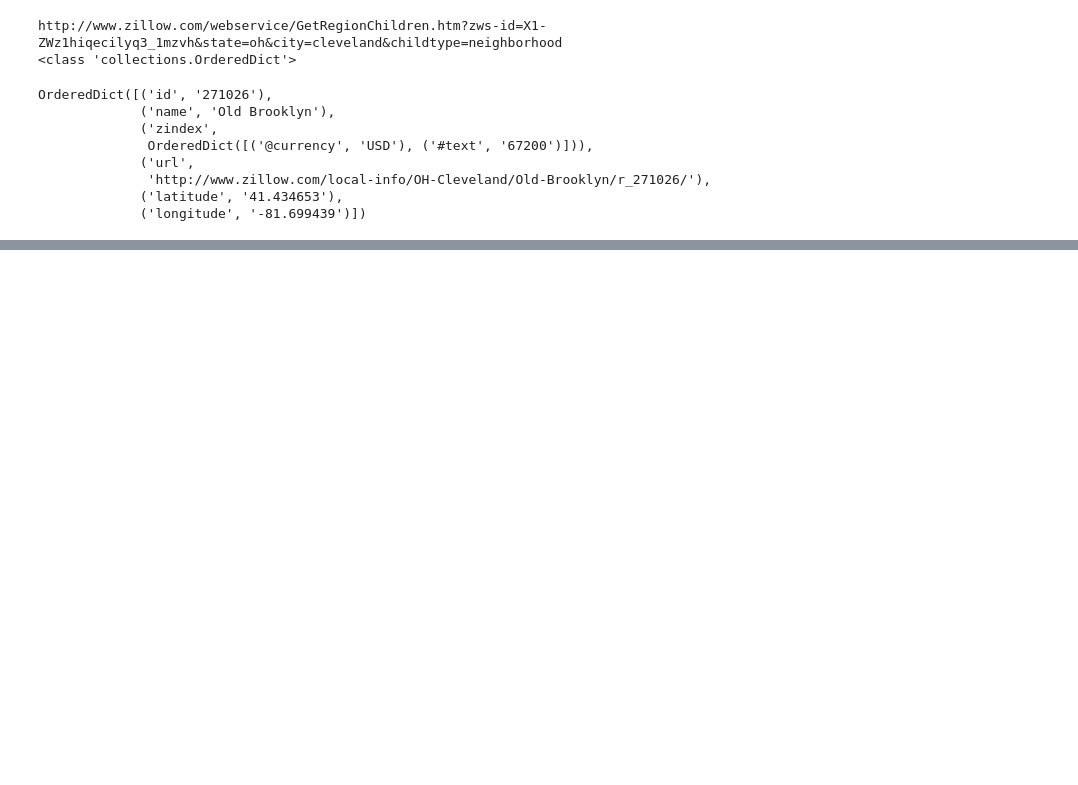
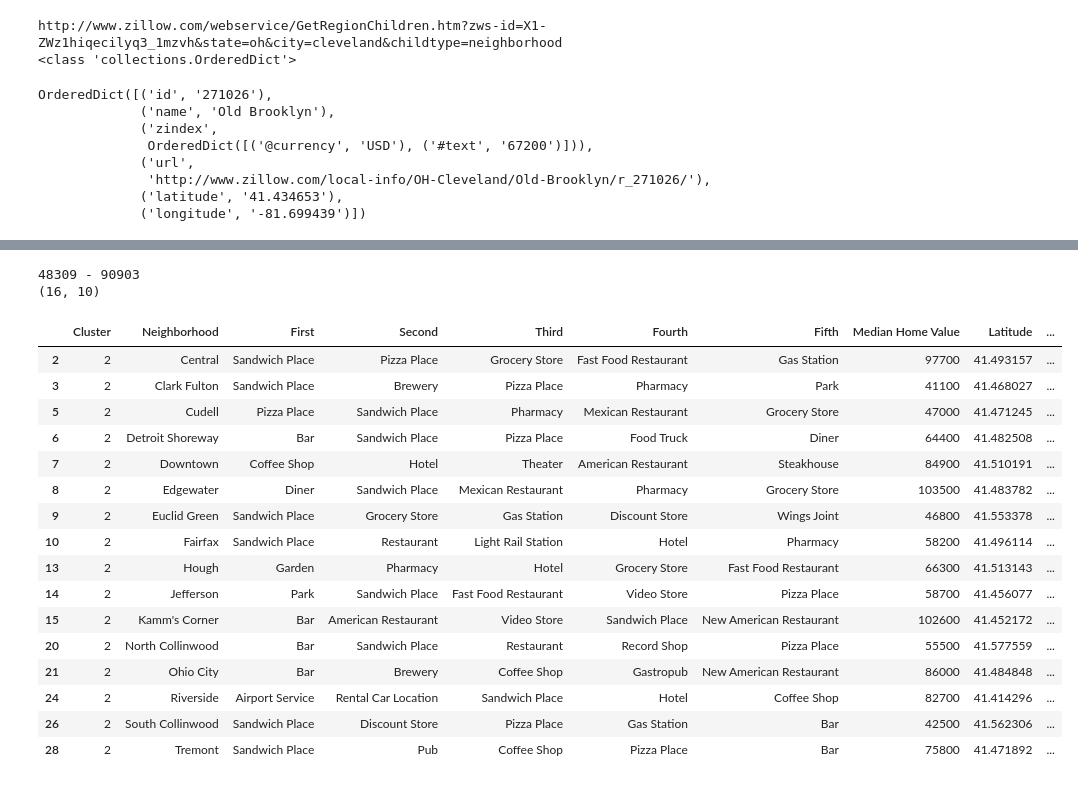
Before and after one commit to lgagne413/Coursera_Capstone, a Jupyter notebook: coursera_capstone.ipynb, the cells around one changed output, grey strips where cells are left out. Cells and saved outputs as stored; diff of their text form; code cells hidden in the pictures; blank space fills up the shorter version.

```diff
--- a/coursera_capstone.ipynb
+++ b/coursera_capstone.ipynb
@@ -94,0 +359,15 @@ memory usage: 1.2+ KB
+# %%
+valuerange=[]
+def find_value_range(m,s):
+    b = str(m-s)
+    t=str(m+s)
+    out = b + " - " + t
+    print(out, m,s)
+    return out
+for n in range(k):
+    m=int(finaldf[finaldf['Cluster']==n]['Median Home Value'].mean())
+    try:
+        s=int(finaldf[finaldf['Cluster']==n]['Median Home Value'].std())
+    except:
+        s=0
+    valuerange.append(find_value_range(m,s))
@@ -94,0 +412,26 @@ memory usage: 1.2+ KB
+# %%
+n=2
+print(valuerange[n])
+a= finaldf[finaldf['Cluster']==n]
+print(a.shape)
+a
+# %% [output]
+48309 - 90903
+(16, 10)
+|  | Cluster | Neighborhood | First | Second | Third | Fourth | Fifth | Median Home Value | Latitude | ... |
+| 2 | 2 | Central | Sandwich Place | Pizza Place | Grocery Store | Fast Food Restaurant | Gas Station | 97700 | 41.493157 | ... |
+| 3 | 2 | Clark Fulton | Sandwich Place | Brewery | Pizza Place | Pharmacy | Park | 41100 | 41.468027 | ... |
+| 5 | 2 | Cudell | Pizza Place | Sandwich Place | Pharmacy | Mexican Restaurant | Grocery Store | 47000 | 41.471245 | ... |
+| 6 | 2 | Detroit Shoreway | Bar | Sandwich Place | Pizza Place | Food Truck | Diner | 64400 | 41.482508 | ... |
+| 7 | 2 | Downtown | Coffee Shop | Hotel | Theater | American Restaurant | Steakhouse | 84900 | 41.510191 | ... |
+| 8 | 2 | Edgewater | Diner | Sandwich Place | Mexican Restaurant | Pharmacy | Grocery Store | 103500 | 41.483782 | ... |
+| 9 | 2 | Euclid Green | Sandwich Place | Grocery Store | Gas Station | Discount Store | Wings Joint | 46800 | 41.553378 | ... |
+| 10 | 2 | Fairfax | Sandwich Place | Restaurant | Light Rail Station | Hotel | Pharmacy | 58200 | 41.496114 | ... |
+| 13 | 2 | Hough | Garden | Pharmacy | Hotel | Grocery Store | Fast Food Restaurant | 66300 | 41.513143 | ... |
+| 14 | 2 | Jefferson | Park | Sandwich Place | Fast Food Restaurant | Video Store | Pizza Place | 58700 | 41.456077 | ... |
+| 15 | 2 | Kamm's Corner | Bar | American Restaurant | Video Store | Sandwich Place | New American Restaurant | 102600 | 41.452172 | ... |
+| 20 | 2 | North Collinwood | Bar | Sandwich Place | Restaurant | Record Shop | Pizza Place | 55500 | 41.577559 | ... |
+| 21 | 2 | Ohio City | Bar | Brewery | Coffee Shop | Gastropub | New American Restaurant | 86000 | 41.484848 | ... |
+| 24 | 2 | Riverside | Airport Service | Rental Car Location | Sandwich Place | Hotel | Coffee Shop | 82700 | 41.414296 | ... |
+| 26 | 2 | South Collinwood | Sandwich Place | Discount Store | Pizza Place | Gas Station | Bar | 42500 | 41.562306 | ... |
+| 28 | 2 | Tremont | Sandwich Place | Pub | Coffee Shop | Pizza Place | Bar | 75800 | 41.471892 | ... |
```
Also changed, not shown: parts of 48 cells of this notebook, 1 other file.
